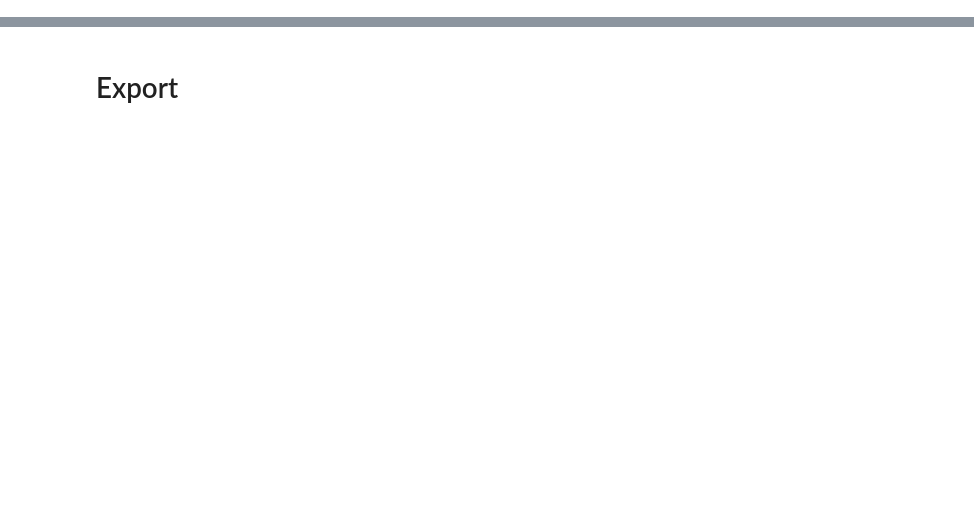
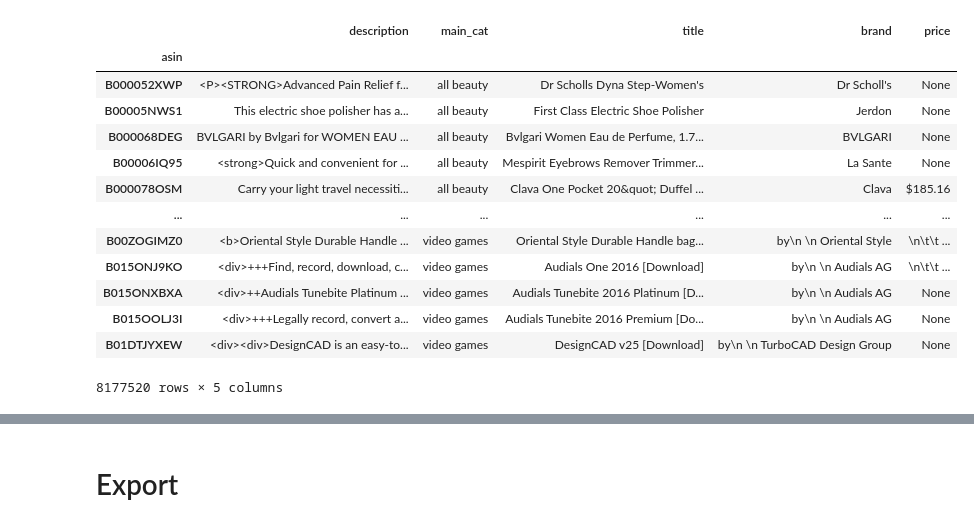
Before and after one commit to ndgigliotti/amazon-product-classifier, a Jupyter notebook: big_clean.ipynb, the cells around one changed output, grey strips where cells are left out. Cells and saved outputs as stored; diff of their text form; code cells hidden in the pictures; blank space fills up the shorter version.

```diff
--- a/big_clean.ipynb
+++ b/big_clean.ipynb
@@ -474,0 +202,3 @@ del cats
+# %%
+df = pd.read_parquet("data/init_skeleton", engine="pyarrow")
+df
@@ -474,0 +221,5 @@ del cats
+# %%
+titles = pd.read_parquet(
+    "data/init_dropna", engine="pyarrow", columns=["title", "brand", "asin", "price"]
+)
+titles
@@ -474,0 +242,4 @@ del cats
+# %%
+titles = titles.drop_duplicates(subset=["asin"])
+titles = titles.set_index("asin")
+titles.head()
@@ -474,0 +255,3 @@ del cats
+# %%
+titles = titles.drop_duplicates(subset=["title", "brand"])
+titles.shape
@@ -474,0 +261,18 @@ del cats
+# %%
+df = pd.merge(df, titles, left_index=True, right_index=True)
+df
+# %% [output]
+|  | description | main_cat | title | brand | price |
+| asin |  |  |  |  |  |
+| B000052XWP | <P><STRONG>Advanced Pain Relief f... | all beauty | Dr Scholls Dyna Step-Women's | Dr Scholl's | None |
+| B00005NWS1 | This electric shoe polisher has a... | all beauty | First Class Electric Shoe Polisher | Jerdon | None |
+| B000068DEG | BVLGARI by Bvlgari for WOMEN EAU ... | all beauty | Bvlgari Women Eau de Perfume, 1.7... | BVLGARI | None |
+| B00006IQ95 | <strong>Quick and convenient for ... | all beauty | Mespirit Eyebrows Remover Trimmer... | La Sante | None |
+| B000078OSM | Carry your light travel necessiti... | all beauty | Clava One Pocket 20&quot; Duffel ... | Clava | $185.16 |
+| ... | ... | ... | ... | ... | ... |
+| B00ZOGIMZ0 | <b>Oriental Style Durable Handle ... | video games | Oriental Style Durable Handle bag... | by\n \n Oriental Style | \n\t\t ... |
+| B015ONJ9KO | <div>+++Find, record, download, c... | video games | Audials One 2016 [Download] | by\n \n Audials AG | \n\t\t ... |
+| B015ONXBXA | <div>++Audials Tunebite Platinum ... | video games | Audials Tunebite 2016 Platinum [D... | by\n \n Audials AG | None |
+| B015OOLJ3I | <div>+++Legally record, convert a... | video games | Audials Tunebite 2016 Premium [Do... | by\n \n Audials AG | None |
+| B01DTJYXEW | <div><div>DesignCAD is an easy-to... | video games | DesignCAD v25 [Download] | by\n \n TurboCAD Design Group | None |
+8177520 rows × 5 columns
```
Also changed, not shown: parts of 116 cells of this notebook, 10 other files.
